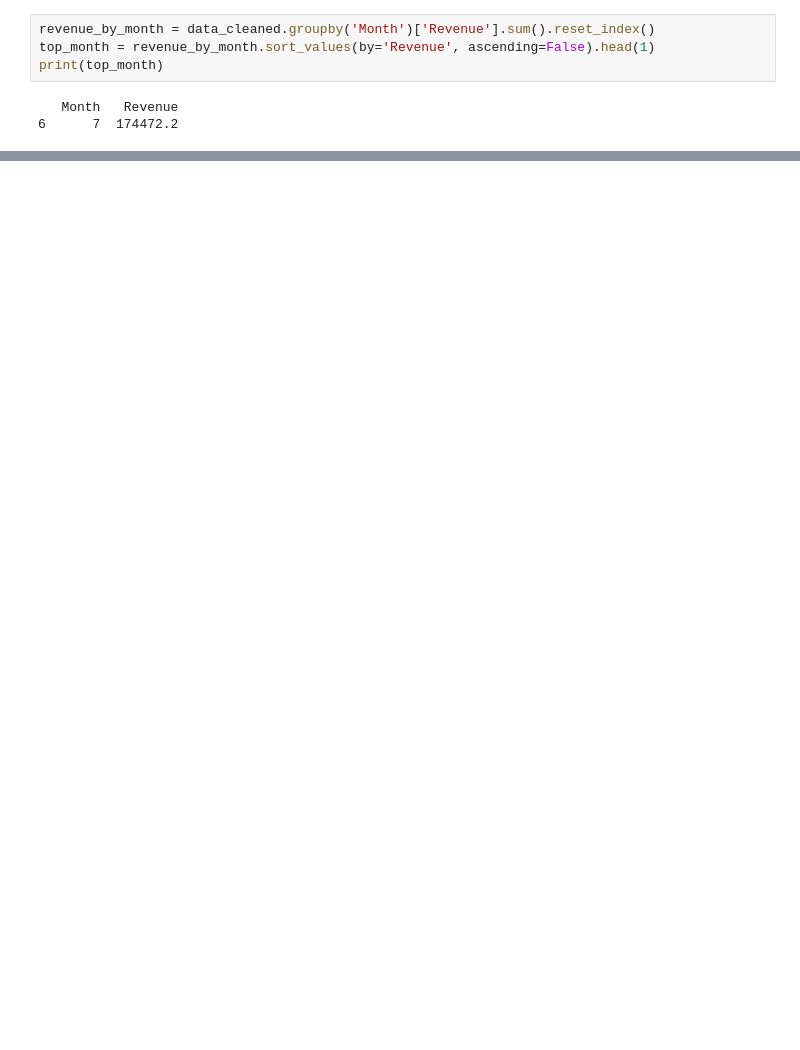
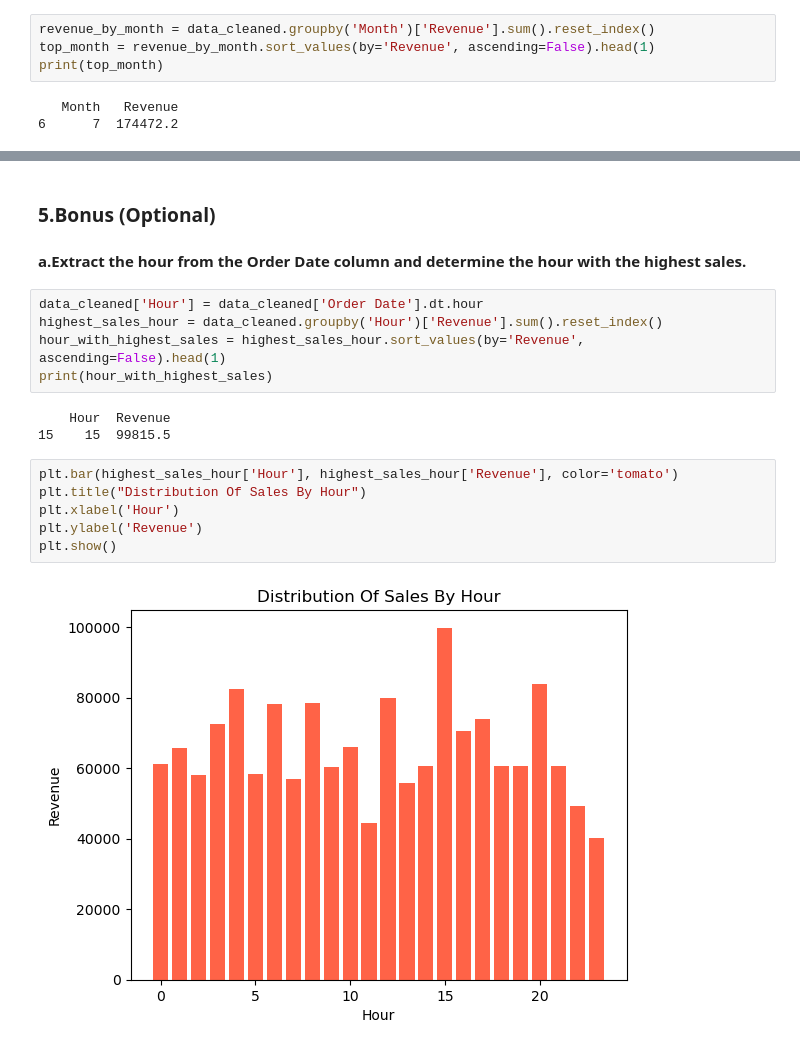
Before and after one commit to MinalKulkarni07/Python, a Jupyter notebook: Python Assignments/Case study(Sales Analysis).ipynb, the cells around one changed output, grey strips where cells are left out. Saved outputs shown, nothing was run; the diff lists cells and outputs as text; blank space fills up the shorter version.

```diff
--- a/Python Assignments/Case study(Sales Analysis).ipynb
+++ b/Python Assignments/Case study(Sales Analysis).ipynb
@@ -167,0 +256,19 @@ plt.show()
+# %% [markdown]
+### 5.Bonus (Optional)
+#### a.Extract the hour from the Order Date column and determine the hour with the highest sales.
+# %%
+data_cleaned['Hour'] = data_cleaned['Order Date'].dt.hour
+highest_sales_hour = data_cleaned.groupby('Hour')['Revenue'].sum().reset_index()
+hour_with_highest_sales = highest_sales_hour.sort_values(by='Revenue', ascending=False).head(1)
+print(hour_with_highest_sales)
+# %% [output]
+    Hour  Revenue
+15    15  99815.5
+# %%
+plt.bar(highest_sales_hour['Hour'], highest_sales_hour['Revenue'], color='tomato')
+plt.title("Distribution Of Sales By Hour")
+plt.xlabel('Hour')
+plt.ylabel('Revenue')
+plt.show()
+# %% [output]
+[figure, added]
```
Also changed, not shown: parts of 14 cells of this notebook.
